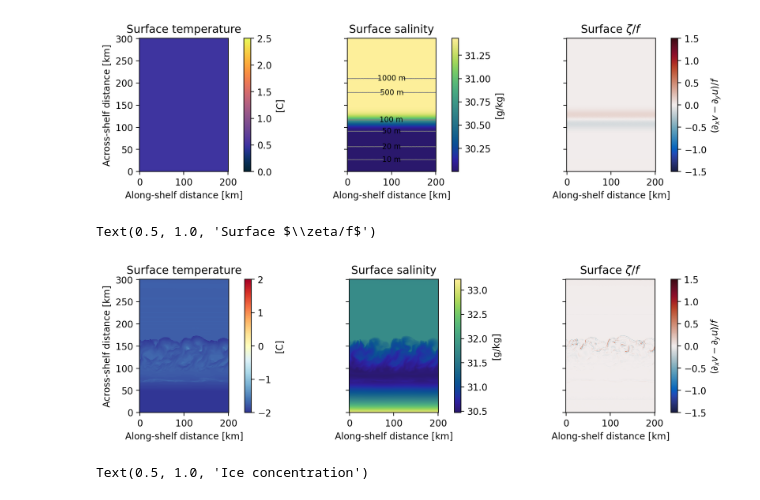
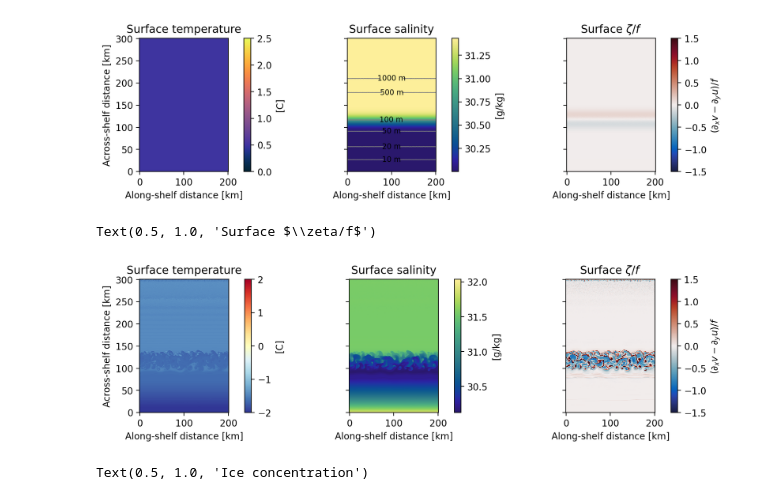
Before and after one commit to bundzis/beaufort_jet, a Jupyter notebook: Scripts/From_dylan/plot_output.ipynb, the cells around one changed output. Cells and saved outputs as stored; diff of their text form; code cells hidden in the pictures.

Commit message:
remade plots for new KPP runs

```diff
--- a/Scripts/From_dylan/plot_output.ipynb
+++ b/Scripts/From_dylan/plot_output.ipynb
@@ -29,8 +29,13 @@ Object `LATITUDE_FORMATTER` not found.
 #his_file = '/pscratch/sd/b/bundzis/Beaufort_ROMS_idealized_jet_scratch/roms_his_ice_dvd_all_const_chaflaradgrarad_icerad_dx_1km_span_500km_*.nc'
 
 # NEW
+# U3C4, k-eps
+#grd_file = '/global/homes/b/bundzis/Projects/Beaufort_ROMS_idealized_jet_updated/Include/grd_500m_span_300km_001.nc'
+#his_file = '/pscratch/sd/b/bundzis/Beaufort_ROMS_idealized_jet_updated_scratch/roms_his_ice_500m_span_300km_w_dvd_u3c4_keps_v03_0001.nc'
+# U3C4, KPP
 grd_file = '/global/homes/b/bundzis/Projects/Beaufort_ROMS_idealized_jet_updated/Include/grd_500m_span_300km_001.nc'
-his_file = '/pscratch/sd/b/bundzis/Beaufort_ROMS_idealized_jet_updated_scratch/roms_his_ice_500m_span_300km_w_dvd_u3c4_keps_v03_0001.nc'
+his_file = '/pscratch/sd/b/bundzis/Beaufort_ROMS_idealized_jet_updated_scratch/roms_his_ice_500m_span_300km_w_dvd_u3c4_kpp_v02_0001.nc'
+
 
 # === Load datasets ===
 dsg = xr.open_dataset(grd_file)
@@ -127,43 +132,43 @@ fig, ax = plt.subplots(1, 3, figsize=(9.75, 2.75),
                        constrained_layout=True,
                        sharex=True, sharey=True, dpi=200)
 
-temp = ds.temp[-1,-1]
-salt = ds.salt[-1,-1]
-zeta = rv[-1,-1]
+temp = ds.temp[-30,-1]
+salt = ds.salt[-30,-1]
+zeta = rv[-30,-1]
 
 # Temperature
 m = ax[0].pcolormesh(xrho, yrho, temp, cmap='RdYlBu_r', vmin = -2, vmax = 2)
 fig.colorbar(m, ax=ax[0], label='[C]')
 
 # Salinity
 m1 = ax[1].pcolormesh(xrho, yrho, salt, cmap=cmo.haline)
 fig.colorbar(m1, ax=ax[1], label='[g/kg]')
 
 # U-velocity
 m2 = ax[2].pcolormesh(xrho, yrho, zeta, cmap=cmo.balance,
                       vmin = -1.5, vmax = 1.5)
 fig.colorbar(m2, ax=ax[2], label='$(\partial_x v - \partial_y u)/f$')
 
 # Set consistent axis limits
 for a in ax:
     # a.set_xlim(x_min, x_max)
     # a.set_ylim(y_min, y_max)
     a.set_xlabel('Along-shelf distance [km]')
     a.set_aspect(1.0)
 
 ax[0].set_ylabel('Across-shelf distance [km]')
 ax[0].set_title('Surface temperature')
 ax[1].set_title('Surface salinity')
 ax[2].set_title(r'Surface $\zeta/f$')
 
 # Contours for bathymetry
 # positions = [(100, 10),(100,60),(100,90),(100,140),(100,160),(100,210)]
 # cs = ax[1].contour(xrho, yrho, ds.h, levels=[10, 20, 50, 100, 500, 1000],
 #                    colors='grey', linewidths=0.8)
 # ax[1].clabel(cs, fmt='%d m', manual=positions, inline=True, fontsize=8, colors='black')
 # %% [output]
 Text(0.5, 1.0, 'Surface $\\zeta/f$')
-[figure, old version]
+[figure, new version]
 # %%
 fig, ax = plt.subplots(1, 4, figsize=((9.75/3)*4, 2.75),
                        constrained_layout=True,
```
Also changed, not shown: parts of 1 cell of this notebook, 1 other file.
